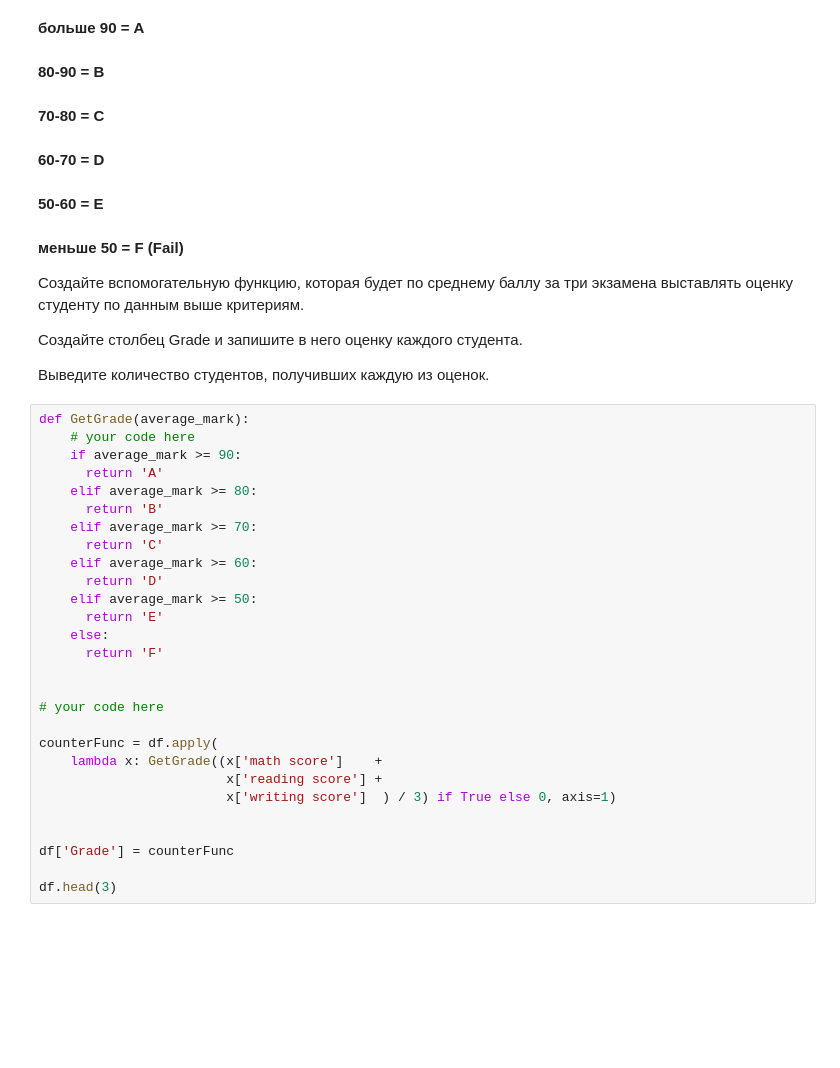
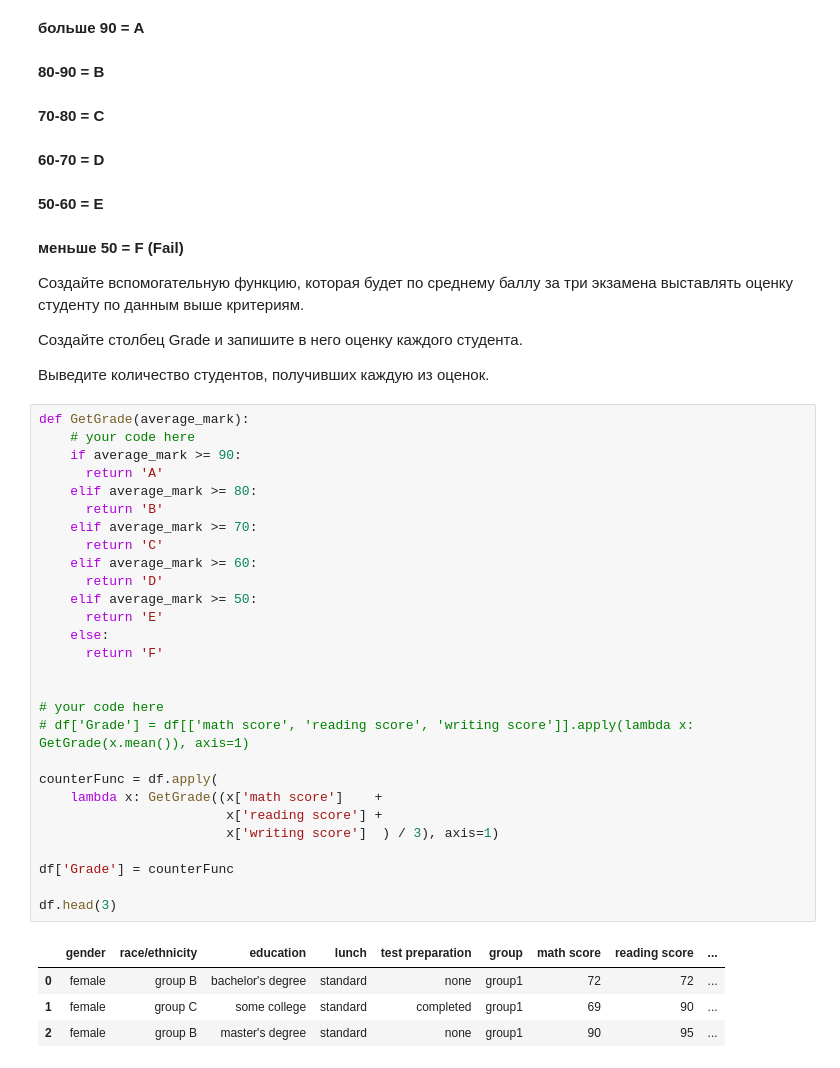
Before and after one commit to TyurinIvan/iad2021, a Jupyter notebook: hw1/hometask1_pandas.ipynb, the cells around one changed output. Drawn from its saved outputs; the diff is of its cells as text; blank space fills up the shorter version.

```diff
--- a/hw1/hometask1_pandas.ipynb
+++ b/hw1/hometask1_pandas.ipynb
@@ -433,28 +450,33 @@ print('Все предметы сдало: ', numOfRowsWriting, 'студент
 # %%
 def GetGrade(average_mark):
     # your code here
     if average_mark >= 90:
       return 'A'
     elif average_mark >= 80:
       return 'B'
     elif average_mark >= 70:
       return 'C'
     elif average_mark >= 60:
       return 'D'
     elif average_mark >= 50:
       return 'E'
     else:
       return 'F'
 
 
 # your code here
+# df['Grade'] = df[['math score', 'reading score', 'writing score']].apply(lambda x: GetGrade(x.mean()), axis=1)
 
 counterFunc = df.apply(
     lambda x: GetGrade((x['math score']    +
                         x['reading score'] +
-                        x['writing score']  ) / 3) if True else 0, axis=1)
-
+                        x['writing score']  ) / 3), axis=1)
 
 df['Grade'] = counterFunc
 
 df.head(3)
+# %% [output]
+|  | gender | race/ethnicity | education | lunch | test preparation | group | math score | reading score | ... |
+| 0 | female | group B | bachelor's degree | standard | none | group1 | 72 | 72 | ... |
+| 1 | female | group C | some college | standard | completed | group1 | 69 | 90 | ... |
+| 2 | female | group B | master's degree | standard | none | group1 | 90 | 95 | ... |
```
Also changed, not shown: parts of 20 cells of this notebook.
